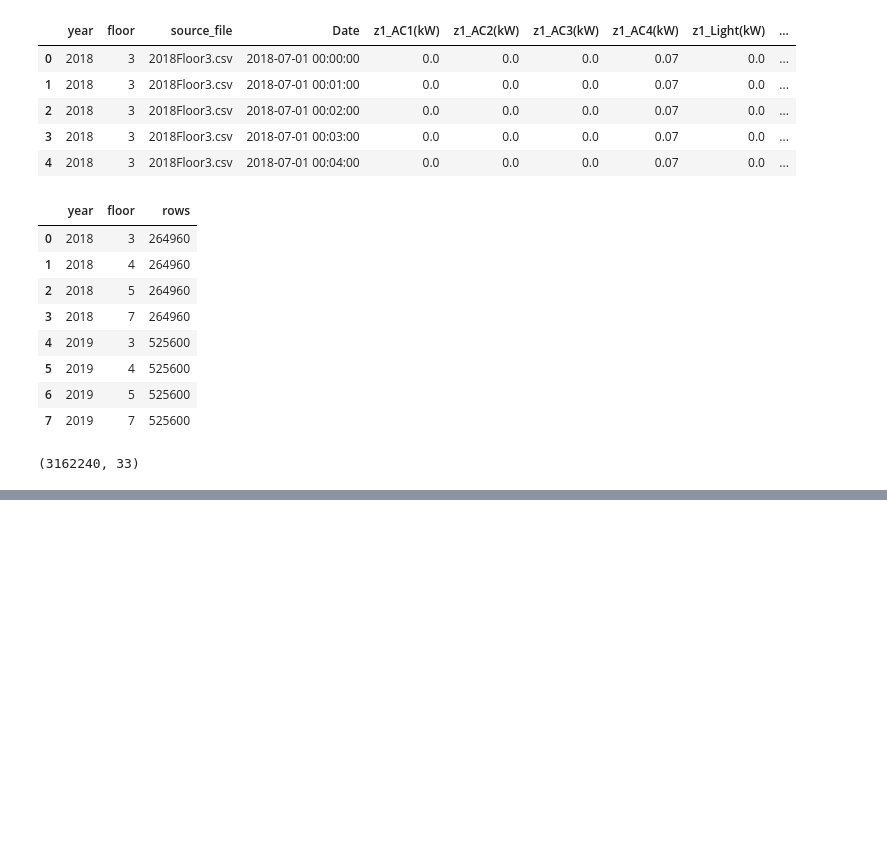
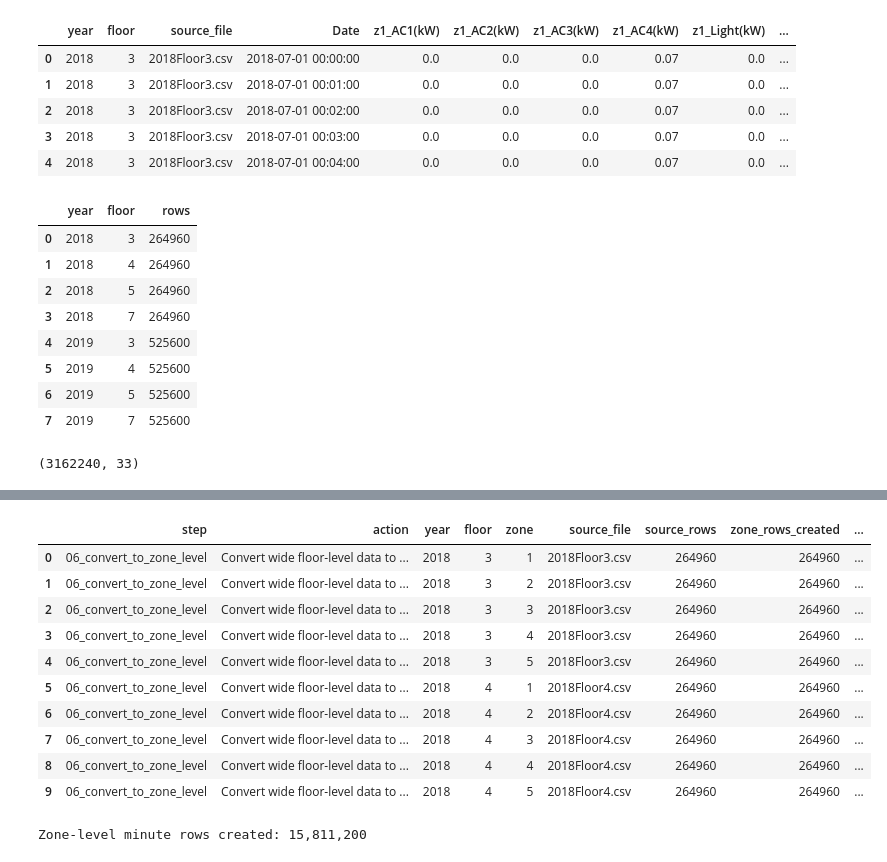
Before and after one commit to Lee-yongli/Artificial-Intelligence-for-Smart-Building-Log-Analysis, a Jupyter notebook: Artificial Intelligence for Smart-Building Log Analysis/merge_2018_2019_floors_3_4_5_7.ipynb, the cells around one changed output, grey strips where cells are left out. Drawn from its saved outputs; the diff is of its cells as text; code cells hidden in the pictures; blank space fills up the shorter version.

Commit message:
refactor: split cleaning workflow into audited steps

```diff
--- a/Artificial Intelligence for Smart-Building Log Analysis/merge_2018_2019_floors_3_4_5_7.ipynb
+++ b/Artificial Intelligence for Smart-Building Log Analysis/merge_2018_2019_floors_3_4_5_7.ipynb
@@ -506,0 +504,73 @@ display(invalid_summary.query("invalid_count > 0"))
+# %%
+def clean_step_06_convert_to_zone_level(df: pd.DataFrame) -> tuple[pd.DataFrame, pd.DataFrame]:
+    zone_frames = []
+    audit_rows = []
+
+    for (year, floor, source_file), group in df.groupby(["year", "floor", "source_file"], sort=True):
+        group = group.sort_values("timestamp").reset_index(drop=True)
+
+        for zone in ZONE_IDS:
+            prefix = f"z{zone}_"
+            ac_cols = [col for col in group.columns if re.fullmatch(rf"{prefix}AC\d+\(kW\)", col)]
+            light_col = f"{prefix}Light(kW)"
+            plug_col = f"{prefix}Plug(kW)"
+            temp_col = f"{prefix}S1(degC)"
+            humidity_col = f"{prefix}S1(RH%)"
+            lux_col = f"{prefix}S1(lux)"
+            missing_numeric = pd.Series(pd.NA, index=group.index, dtype="Float64")
+
+            zone_df = pd.DataFrame({
+                "timestamp": group["timestamp"],
+                "year": year,
+                "floor": floor,
+                "zone": zone,
+                "source_file": source_file,
+                "has_ac_meter": bool(ac_cols),
+                "has_light_meter": light_col in group.columns,
+                "has_plug_meter": plug_col in group.columns,
+                "has_environment_sensor": all(col in group.columns for col in [temp_col, humidity_col, lux_col]),
+            })
+            zone_df["ac_power_kw"] = group[ac_cols].sum(axis=1, min_count=1) if ac_cols else missing_numeric.copy()
+            zone_df["light_power_kw"] = group[light_col] if light_col in group.columns else missing_numeric.copy()
+            zone_df["plug_power_kw"] = group[plug_col] if plug_col in group.columns else missing_numeric.copy()
+            zone_df["temperature_c"] = group[temp_col] if temp_col in group.columns else missing_numeric.copy()
+            zone_df["humidity_pct"] = group[humidity_col] if humidity_col in group.columns else missing_numeric.copy()
+            zone_df["lux"] = group[lux_col] if lux_col in group.columns else missing_numeric.copy()
+            zone_df["total_power_kw"] = zone_df[["ac_power_kw", "light_power_kw", "plug_power_kw"]].sum(axis=1, min_count=1)
+
+            zone_frames.append(zone_df)
+            audit_rows.append({
+                "step": "06_convert_to_zone_level",
+                "action": "Convert wide floor-level data to timestamp-floor-zone rows",
+                "year": year,
+                "floor": floor,
+                "zone": zone,
+                "source_file": source_file,
+                "source_rows": len(group),
+                "zone_rows_created": len(zone_df),
+                "ac_meter_count": len(ac_cols),
+                "has_light_meter": light_col in group.columns,
+                "has_plug_meter": plug_col in group.columns,
+                "has_environment_sensor": all(col in group.columns for col in [temp_col, humidity_col, lux_col]),
+            })
+
+    out = pd.concat(zone_frames, ignore_index=True)
+    audit = pd.DataFrame(audit_rows)
+    return out, audit
+
+zone_level_minute_df, audit_06_zone_level = clean_step_06_convert_to_zone_level(clean_step_05_df)
+display(audit_06_zone_level.head(10))
+print("Zone-level minute rows created:", f"{len(zone_level_minute_df):,}")
+# %% [output]
+|  | step | action | year | floor | zone | source_file | source_rows | zone_rows_created | ... |
+| 0 | 06_convert_to_zone_level | Convert wide floor-level data to ... | 2018 | 3 | 1 | 2018Floor3.csv | 264960 | 264960 | ... |
+| 1 | 06_convert_to_zone_level | Convert wide floor-level data to ... | 2018 | 3 | 2 | 2018Floor3.csv | 264960 | 264960 | ... |
+| 2 | 06_convert_to_zone_level | Convert wide floor-level data to ... | 2018 | 3 | 3 | 2018Floor3.csv | 264960 | 264960 | ... |
+| 3 | 06_convert_to_zone_level | Convert wide floor-level data to ... | 2018 | 3 | 4 | 2018Floor3.csv | 264960 | 264960 | ... |
+| 4 | 06_convert_to_zone_level | Convert wide floor-level data to ... | 2018 | 3 | 5 | 2018Floor3.csv | 264960 | 264960 | ... |
+| 5 | 06_convert_to_zone_level | Convert wide floor-level data to ... | 2018 | 4 | 1 | 2018Floor4.csv | 264960 | 264960 | ... |
+| 6 | 06_convert_to_zone_level | Convert wide floor-level data to ... | 2018 | 4 | 2 | 2018Floor4.csv | 264960 | 264960 | ... |
+| 7 | 06_convert_to_zone_level | Convert wide floor-level data to ... | 2018 | 4 | 3 | 2018Floor4.csv | 264960 | 264960 | ... |
+| 8 | 06_convert_to_zone_level | Convert wide floor-level data to ... | 2018 | 4 | 4 | 2018Floor4.csv | 264960 | 264960 | ... |
+| 9 | 06_convert_to_zone_level | Convert wide floor-level data to ... | 2018 | 4 | 5 | 2018Floor4.csv | 264960 | 264960 | ... |
+Zone-level minute rows created: 15,811,200
```
Also changed, not shown: parts of 35 cells of this notebook, 7 other files.
